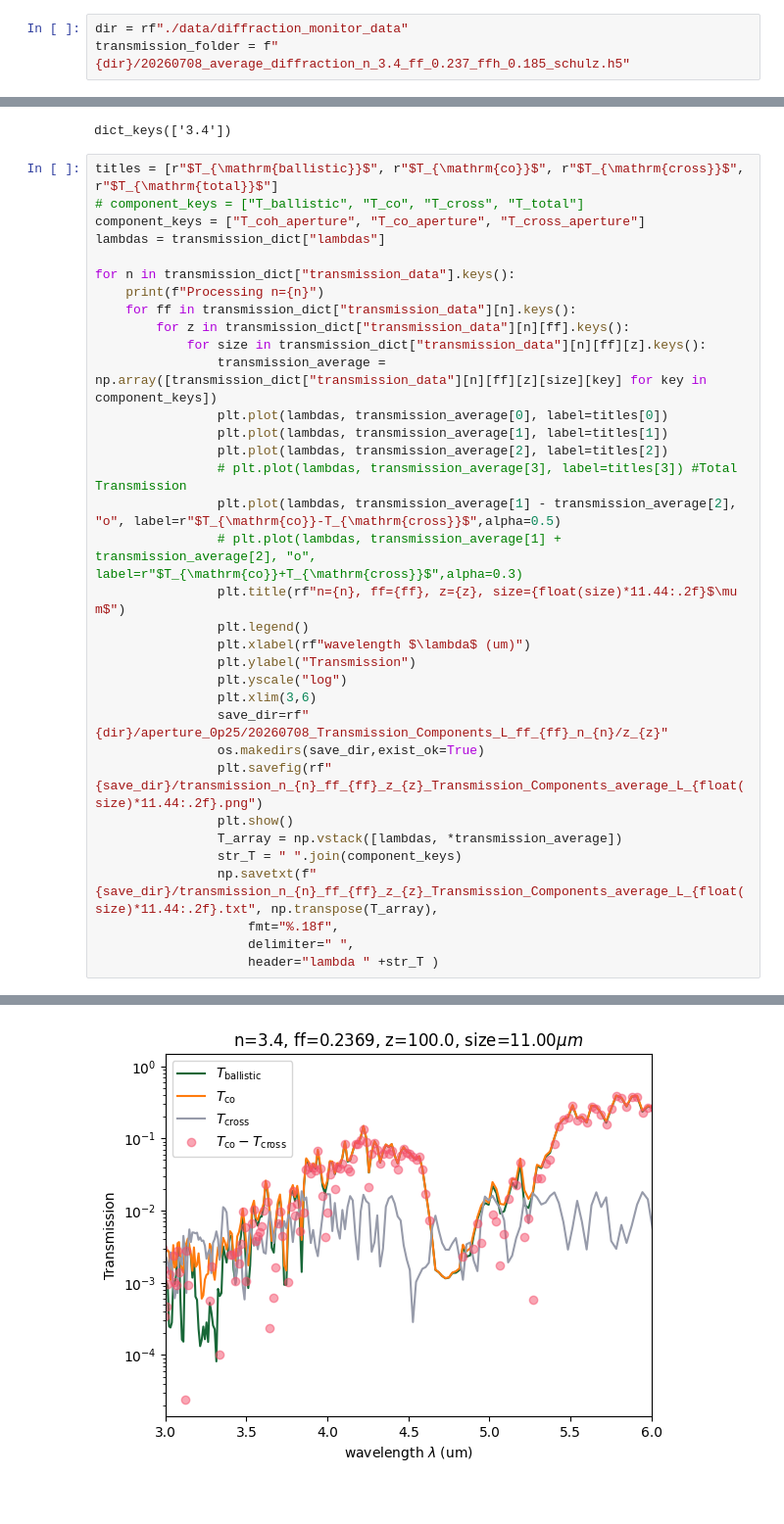
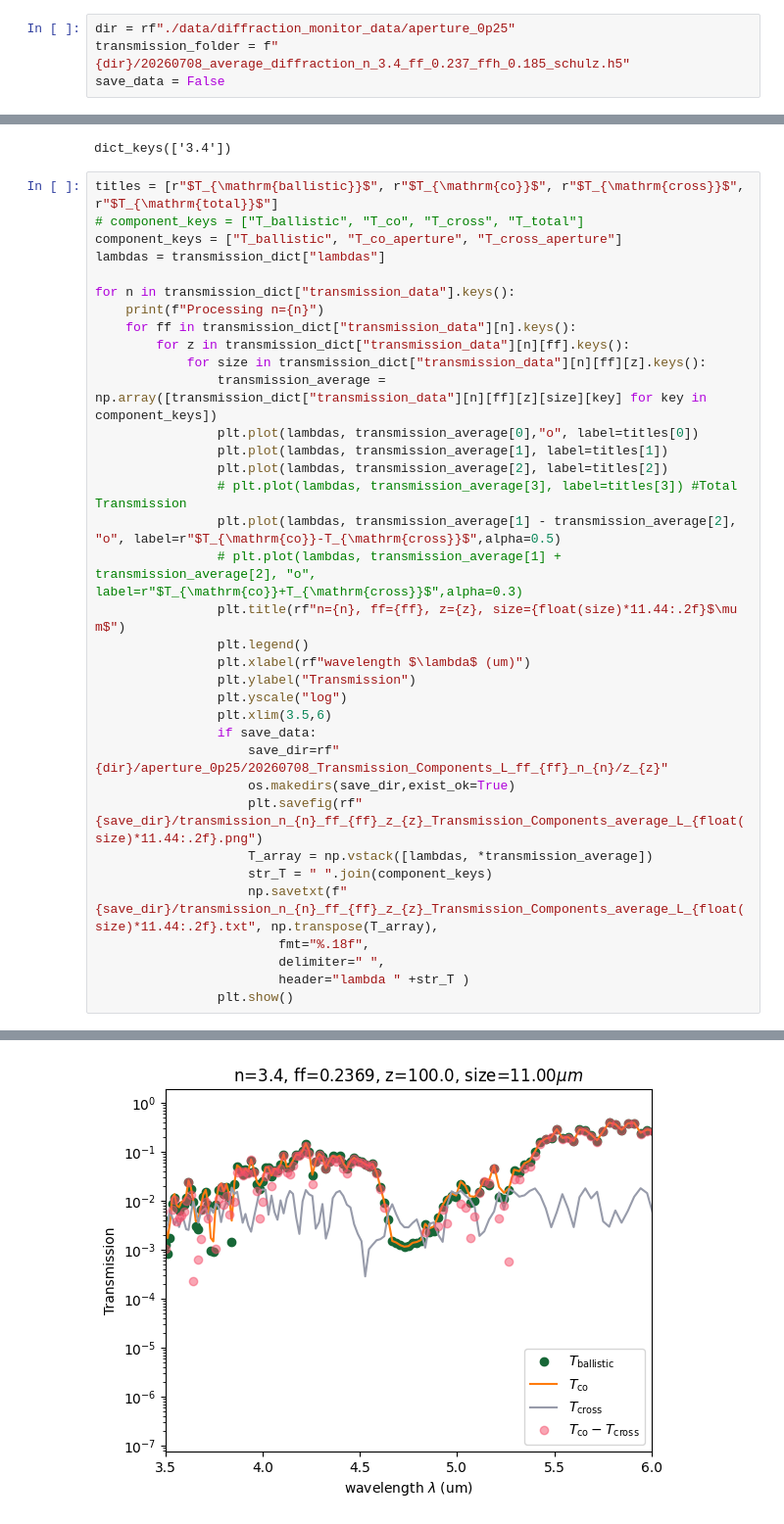
Before and after one commit to fhernandez93/LoadingPermittivityDistToSlabTransmission, a Jupyter notebook: Notebooks/LSU Project/20260422_Schulz_Statistics_T_Components/20260423_Plot_Transmission_Components_average.ipynb, the cells around one changed output, grey strips where cells are left out. Shown at 98% size. Drawn from its saved outputs; the diff is of its cells as text.

```diff
--- a/Notebooks/LSU Project/20260422_Schulz_Statistics_T_Components/20260423_Plot_Transmission_Components_average.ipynb
+++ b/Notebooks/LSU Project/20260422_Schulz_Statistics_T_Components/20260423_Plot_Transmission_Components_average.ipynb
@@ -17,8 +17,9 @@ import AutomationModule as AM
 
 tidy3dAPI = os.environ["API_TIDY3D_KEY"]
 # %%
-dir = rf"./data/diffraction_monitor_data"
+dir = rf"./data/diffraction_monitor_data/aperture_0p25"
 transmission_folder = f"{dir}/20260708_average_diffraction_n_3.4_ff_0.237_ffh_0.185_schulz.h5"
+save_data = False
 # %%
 transmission_dict = AM.read_hdf5_as_dict(filename=transmission_folder)
 transmission_dict["transmission_data"].keys()
@@ -27,7 +28,7 @@ dict_keys(['3.4'])
 # %%
 titles = [r"$T_{\mathrm{ballistic}}$", r"$T_{\mathrm{co}}$", r"$T_{\mathrm{cross}}$", r"$T_{\mathrm{total}}$"]
 # component_keys = ["T_ballistic", "T_co", "T_cross", "T_total"]
-component_keys = ["T_coh_aperture", "T_co_aperture", "T_cross_aperture"]
+component_keys = ["T_ballistic", "T_co_aperture", "T_cross_aperture"]
 lambdas = transmission_dict["lambdas"]
 
 for n in transmission_dict["transmission_data"].keys():
@@ -36,7 +37,7 @@ for n in transmission_dict["transmission_data"].keys():
         for z in transmission_dict["transmission_data"][n][ff].keys():
             for size in transmission_dict["transmission_data"][n][ff][z].keys():
                 transmission_average = np.array([transmission_dict["transmission_data"][n][ff][z][size][key] for key in component_keys])
-                plt.plot(lambdas, transmission_average[0], label=titles[0])
+                plt.plot(lambdas, transmission_average[0],"o", label=titles[0])
                 plt.plot(lambdas, transmission_average[1], label=titles[1])
                 plt.plot(lambdas, transmission_average[2], label=titles[2])
                 # plt.plot(lambdas, transmission_average[3], label=titles[3]) #Total Transmission
@@ -47,16 +48,17 @@ for n in transmission_dict["transmission_data"].keys():
                 plt.xlabel(rf"wavelength $\lambda$ (um)")
                 plt.ylabel("Transmission")
                 plt.yscale("log")
-                plt.xlim(3,6)
-                save_dir=rf"{dir}/aperture_0p25/20260708_Transmission_Components_L_ff_{ff}_n_{n}/z_{z}"
-                os.makedirs(save_dir,exist_ok=True)
-                plt.savefig(rf"{save_dir}/transmission_n_{n}_ff_{ff}_z_{z}_Transmission_Components_average_L_{float(size)*11.44:.2f}.png")
+                plt.xlim(3.5,6)
+                if save_data:
+                    save_dir=rf"{dir}/aperture_0p25/20260708_Transmission_Components_L_ff_{ff}_n_{n}/z_{z}"
+                    os.makedirs(save_dir,exist_ok=True)
+                    plt.savefig(rf"{save_dir}/transmission_n_{n}_ff_{ff}_z_{z}_Transmission_Components_average_L_{float(size)*11.44:.2f}.png")
+                    T_array = np.vstack([lambdas, *transmission_average])
+                    str_T = " ".join(component_keys)
+                    np.savetxt(f"{save_dir}/transmission_n_{n}_ff_{ff}_z_{z}_Transmission_Components_average_L_{float(size)*11.44:.2f}.txt", np.transpose(T_array),
+                        fmt="%.18f",
+                        delimiter=" ",
+                        header="lambda " +str_T )
                 plt.show()
-                T_array = np.vstack([lambdas, *transmission_average])
-                str_T = " ".join(component_keys)
-                np.savetxt(f"{save_dir}/transmission_n_{n}_ff_{ff}_z_{z}_Transmission_Components_average_L_{float(size)*11.44:.2f}.txt", np.transpose(T_array),
-                    fmt="%.18f",
-                    delimiter=" ",
-                    header="lambda " +str_T )
 # %% [output]
 Processing n=3.4
@@ -72 +74 @@ Processing n=3.4
-[figure, old version]
+[figure, new version]
```
Also changed, not shown: parts of 1 cell of this notebook, 1 other file.
